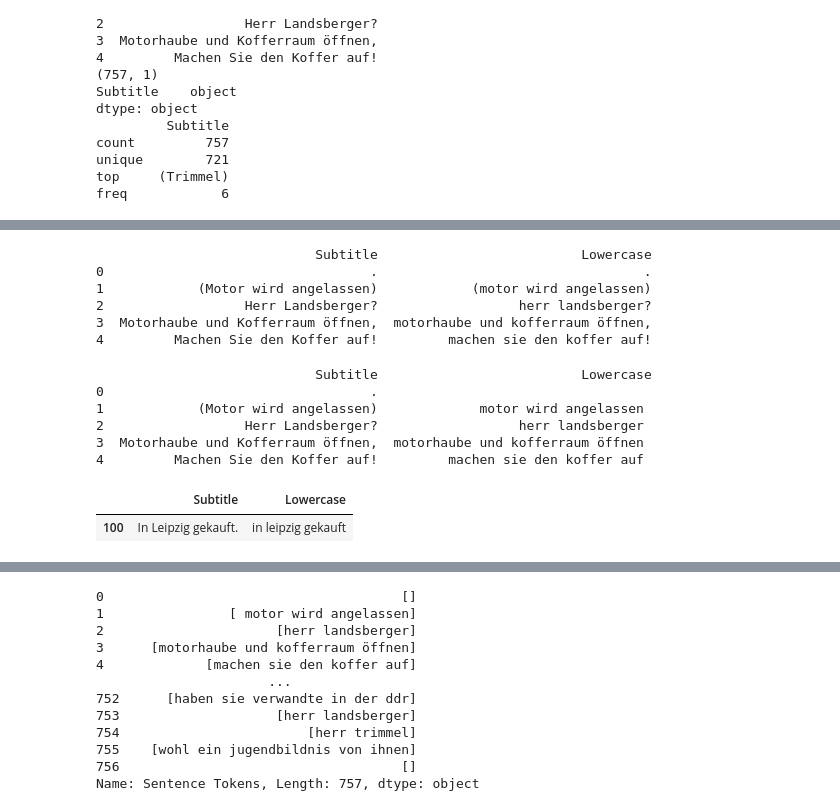
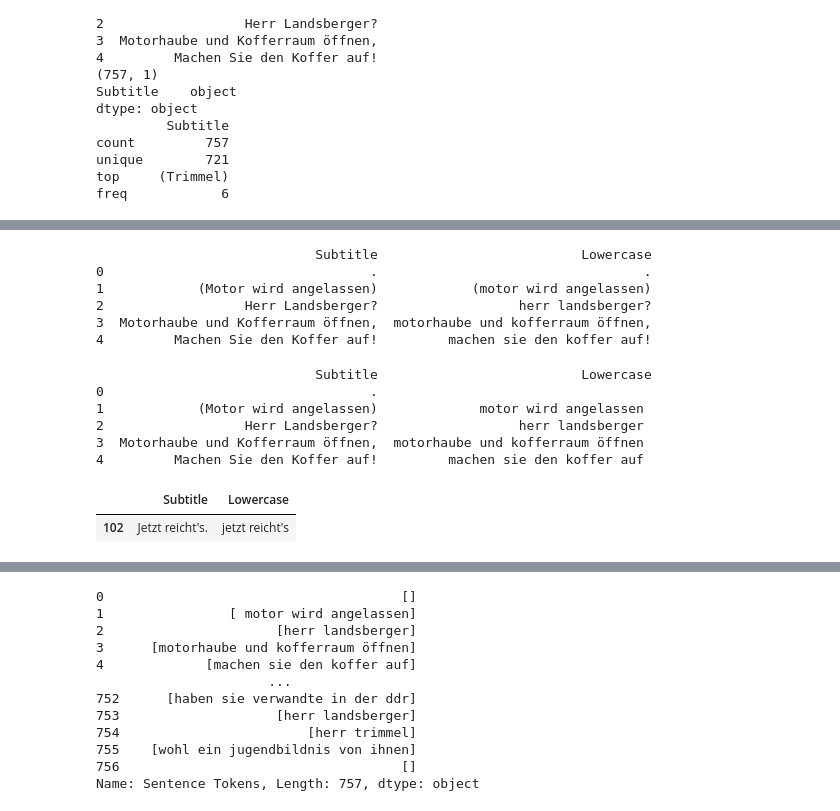
Before and after one commit to vsulli/SRT2CSV, a Jupyter notebook: SRT2CSV.ipynb, the cells around one changed output, grey strips where cells are left out. Saved outputs shown, nothing was run; the diff lists cells and outputs as text; code cells hidden in the pictures.

Commit message:
updated reg expression to keep apostrophe

```diff
--- a/SRT2CSV.ipynb
+++ b/SRT2CSV.ipynb
@@ -170,9 +174,9 @@ def make_lowercase(df):
 # %%
 # remove punctuation
 def remove_punctuation(df):
-    # starts with any word, digits, or underscore, white space character, + means any character in the string
-    df['Lowercase'] = df['Lowercase'].str.replace(r'[^\w\s]+', ' ', regex = True)
-    # df['Subtitle'] = df['Subtitle'].str.replace(r'\n', ' ', regex = True) # replaces the \n with a space
+    # ^ is a negation inside brackets (anything except)
+    # starts with any word, digits, or underscore, white space character, apostrophe, + means any character in the string
+    df['Lowercase'] = df['Lowercase'].str.replace(r"[^\w\s']+", ' ', regex = True)
     return df
 # %%
 # remove newline \n character
@@ -207,27 +201,27 @@ print(clean_df.head())
-# %%
-# make lowercase
-clean_df = make_lowercase(clean_df)
-print(clean_df.head())
-# %% [output]
-                            Subtitle                          Lowercase
-0                                  .                                  .
-1            (Motor wird angelassen)            (motor wird angelassen)
-2                  Herr Landsberger?                  herr landsberger?
-3  Motorhaube und Kofferraum öffnen,  motorhaube und kofferraum öffnen,
-4         Machen Sie den Koffer auf!         machen sie den koffer auf!
+# %%
+# make lowercase
+clean_df = make_lowercase(clean_df)
+print(clean_df.head())
+# %% [output]
+                            Subtitle                          Lowercase
+0                                  .                                  .
+1            (Motor wird angelassen)            (motor wird angelassen)
+2                  Herr Landsberger?                  herr landsberger?
+3  Motorhaube und Kofferraum öffnen,  motorhaube und kofferraum öffnen,
+4         Machen Sie den Koffer auf!         machen sie den koffer auf!
 # %%
 # remove punctuation
 clean_df = remove_punctuation(clean_df)
 print(clean_df.head())
-clean_df[100:101]
+clean_df[102:103]
 # %% [output]
                             Subtitle                          Lowercase
 0                                  .
 1            (Motor wird angelassen)             motor wird angelassen
 2                  Herr Landsberger?                  herr landsberger
 3  Motorhaube und Kofferraum öffnen,  motorhaube und kofferraum öffnen
 4         Machen Sie den Koffer auf!         machen sie den koffer auf
 |  | Subtitle | Lowercase |
-| 100 | In Leipzig gekauft. | in leipzig gekauft |
+| 102 | Jetzt reicht's. | jetzt reicht's |
 # %%
 clean_df['Word Tokens'] = clean_df['Lowercase'].apply(nltk.word_tokenize)
```
Also changed, not shown: parts of 6 cells of this notebook.
